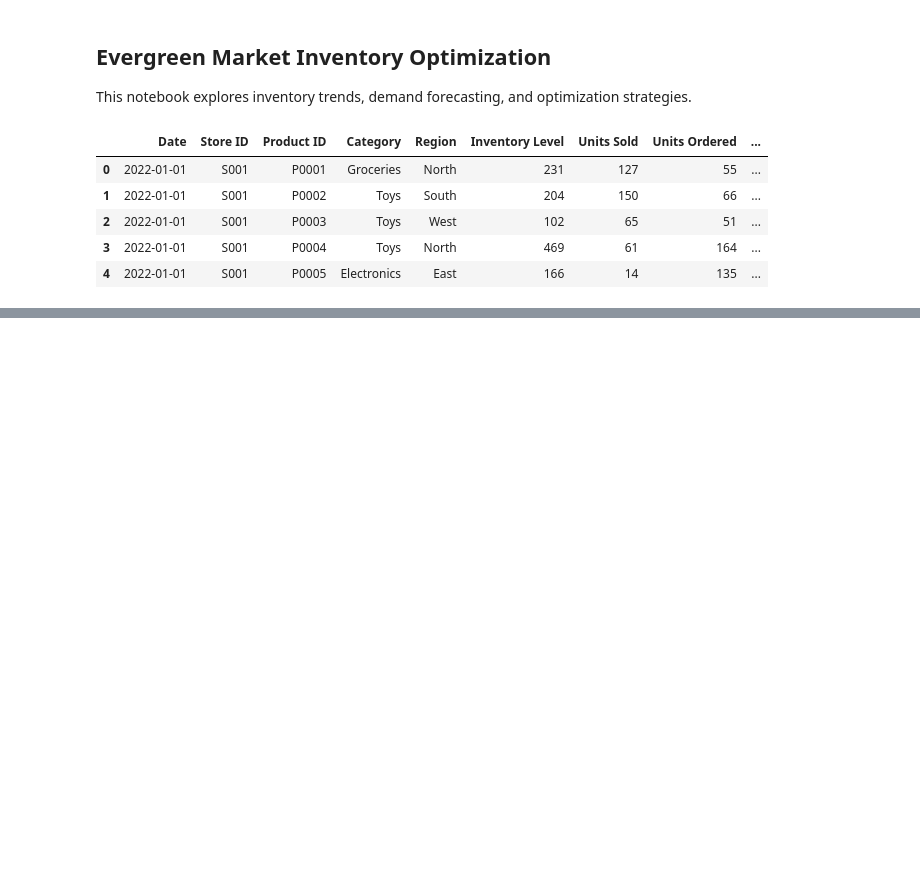
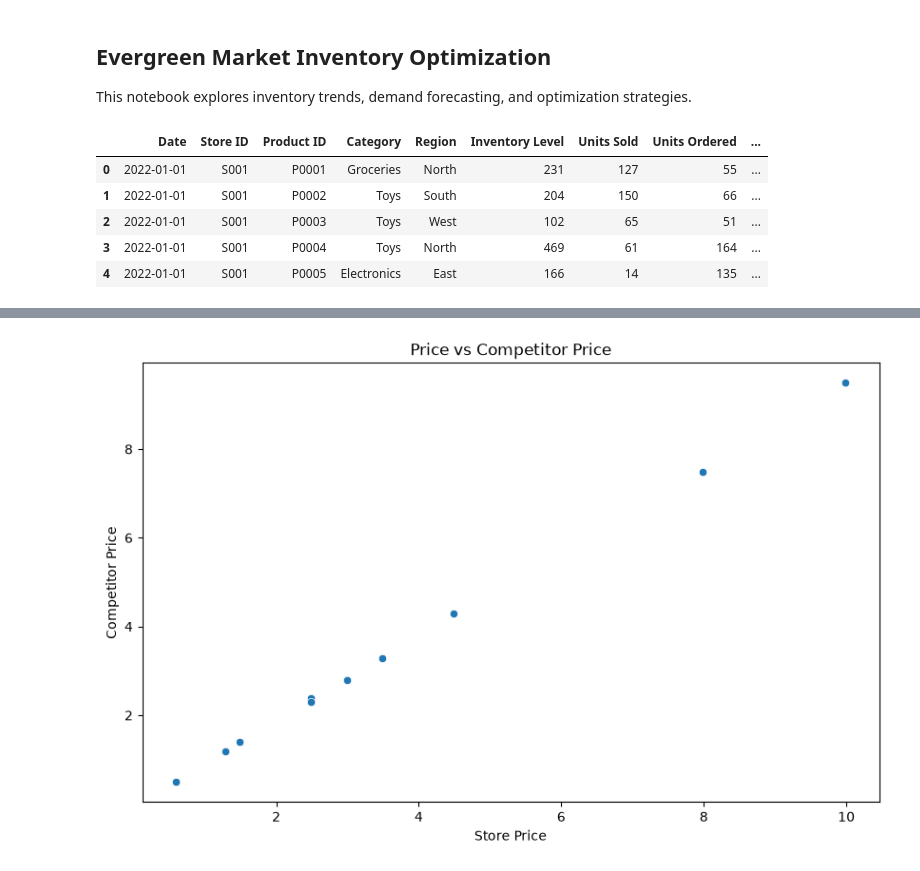
Before and after one commit to RyanBruno1/Evergreen-Market-Inventory-Analysis, a Jupyter notebook: Evergreen_Market_Analysis.ipynb, the cells around one changed output, grey strips where cells are left out. Cells and saved outputs as stored; diff of their text form; code cells hidden in the pictures; blank space fills up the shorter version.

```diff
--- a/Evergreen_Market_Analysis.ipynb
+++ b/Evergreen_Market_Analysis.ipynb
@@ -17,0 +63,10 @@ data.head()
+# %%
+plt.figure(figsize=(10,6))
+sns.scatterplot(x='Price', y='Competitor_Price', data=data)
+plt.title('Price vs Competitor Price')
+plt.xlabel('Store Price')
+plt.ylabel('Competitor Price')
+plt.savefig('images/price_vs_competitor.png', dpi=300, bbox_inches='tight')
+plt.show()
+# %% [output]
+[figure, added]
```
Also changed, not shown: parts of 7 cells of this notebook, 6 other files.
